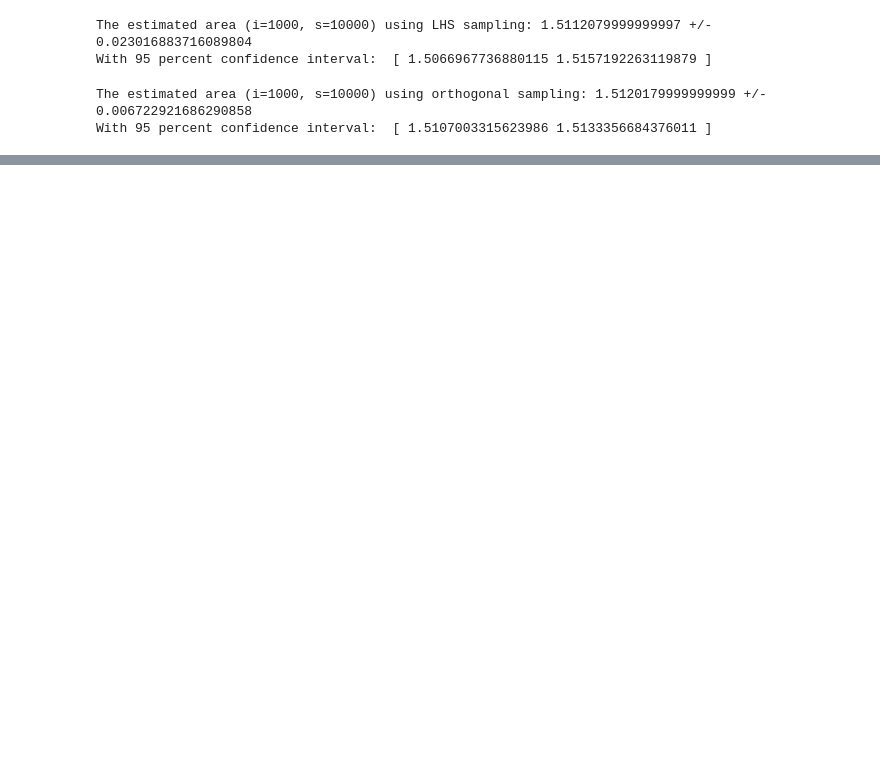
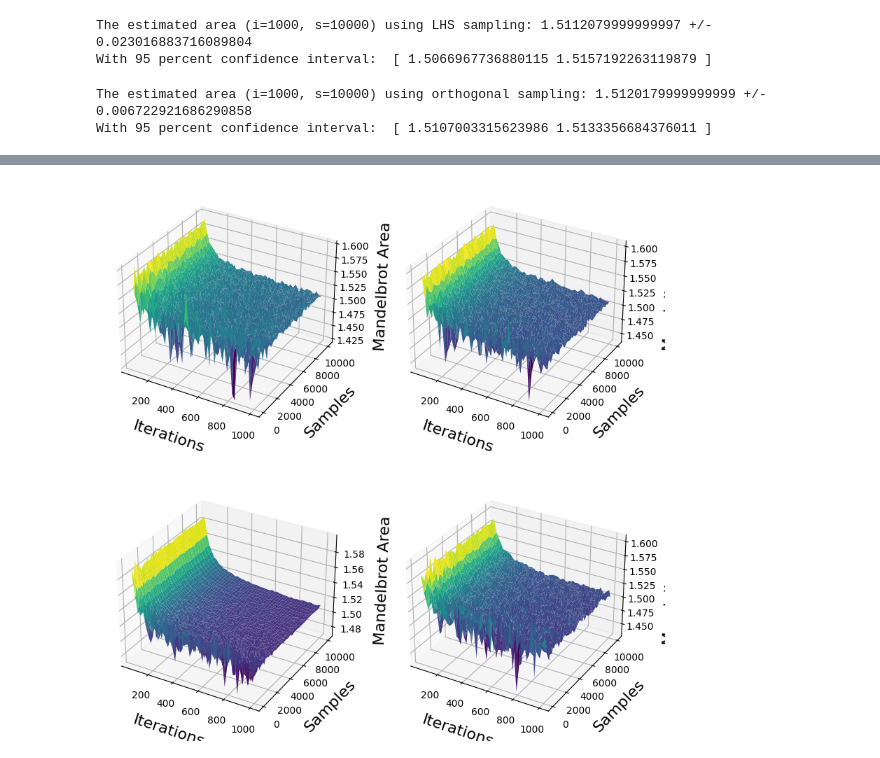
Before and after one commit to LodeVermeulen/stochastic-simulation, a Jupyter notebook: Homework 1/homework1.ipynb, the cells around one changed output, grey strips where cells are left out. Drawn from its saved outputs; the diff is of its cells as text; code cells hidden in the pictures; blank space fills up the shorter version.

```diff
--- a/Homework 1/homework1.ipynb
+++ b/Homework 1/homework1.ipynb
@@ -884,0 +944,48 @@ With 95 percent confidence interval:  [ 1.4982372820110008 1.5101477179889988 ]
+# %%
+# Create a figure with a 2x2 grid of 3D subplots
+fig = plt.figure(figsize=(16, 10))
+
+# First subplot (Top-Left): Random Samples
+ax1 = fig.add_subplot(2, 2, 1, projection='3d')
+X1, Y1 = np.meshgrid(iterations_range_rs, samples_range_rs)
+Z1 = np.mean(areas_rs, axis=2)
+ax1.plot_surface(X1, Y1, Z1, cmap='viridis')
+ax1.set_xlabel("Iterations", fontsize=16, labelpad=10)
+ax1.set_ylabel("Samples", fontsize=16, labelpad=10)
+ax1.set_zlabel("Mandelbrot Area", fontsize=16, labelpad=10)
+
+# Second subplot (Top-Right): LHS Samples
+ax2 = fig.add_subplot(2, 2, 2, projection='3d')
+X2, Y2 = np.meshgrid(iterations_range_lhs, samples_range_lhs)
+Z2 = np.mean(areas_lhs, axis=2)
+ax2.plot_surface(X2, Y2, Z2, cmap='viridis')
+ax2.set_xlabel("Iterations", fontsize=16, labelpad=10)
+ax2.set_ylabel("Samples", fontsize=16, labelpad=10)
+ax2.set_zlabel("Mandelbrot Area", fontsize=16, labelpad=10)
+
+# Third subplot (Bottom-Left): Orthogonal Samples
+ax3 = fig.add_subplot(2, 2, 3, projection='3d')
+X3, Y3 = np.meshgrid(iterations_range_orth, grid_sizes_range_orth**2)
+Z3 = np.mean(areas_orth, axis=2)
+ax3.plot_surface(X3, Y3, Z3, cmap='viridis')
+ax3.set_xlabel("Iterations", fontsize=16, labelpad=10)
+ax3.set_ylabel("Samples", fontsize=16, labelpad=10)
+ax3.set_zlabel("Mandelbrot Area", fontsize=16, labelpad=10)
+
+# Fourth subplot (Bottom-Right): Random Antithetic Samples
+ax4 = fig.add_subplot(2, 2, 4, projection='3d')
+X4, Y4 = np.meshgrid(iterations_range_rs_antithetic, samples_range_rs_antithetic)
+Z4 = np.mean(areas_rs_antithetic, axis=2)
+ax4.plot_surface(X4, Y4, Z4, cmap='viridis')
+ax4.set_xlabel("Iterations", fontsize=16, labelpad=10)
+ax4.set_ylabel("Samples", fontsize=16, labelpad=10)
+ax4.set_zlabel("Mandelbrot Area", fontsize=16, labelpad=10)
+
+# Adjust layout to prevent overlap
+
+plt.subplots_adjust(wspace=-0.5)
+
+# Display the combined figure
+plt.savefig("3d_plots.png", bbox_inches="tight", pad_inches=0.5)
+# %% [output]
+[figure, added]
```
Also changed, not shown: parts of 9 cells of this notebook.
